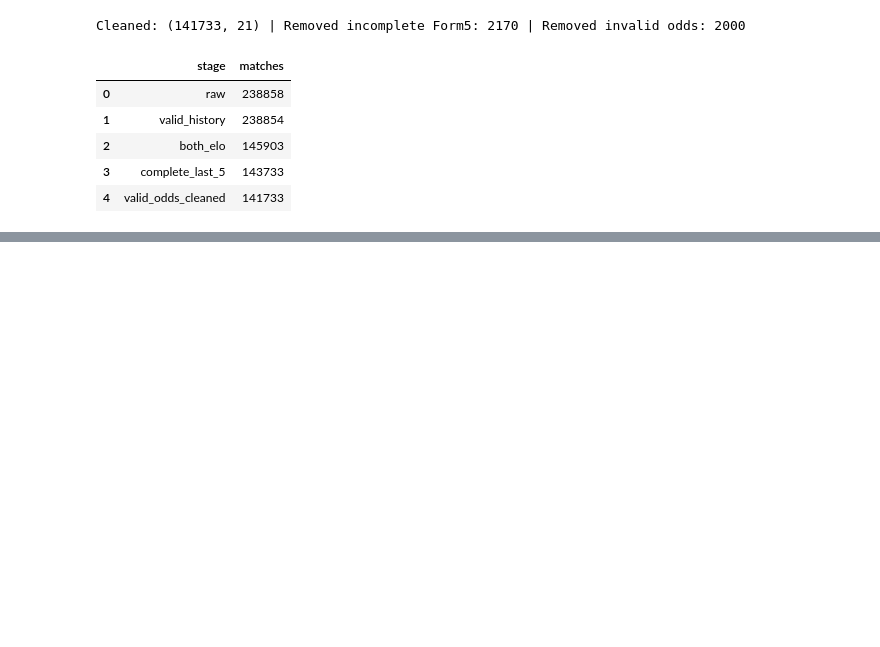
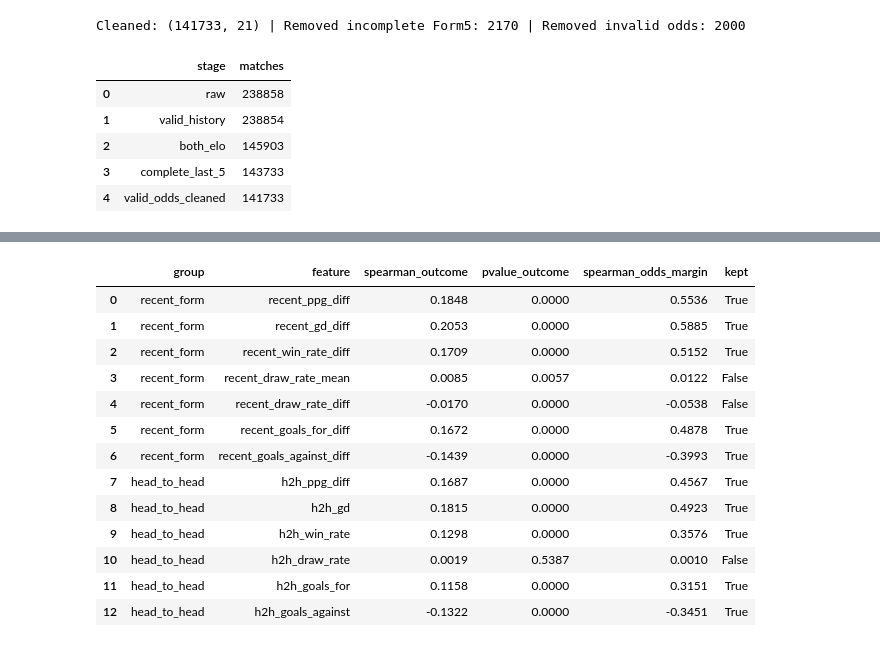
Before and after one commit to Trekey777/aml_coursework, a Jupyter notebook: notebooks/preprocess.ipynb, the cells around one changed output, grey strips where cells are left out. Cells and saved outputs as stored; diff of their text form; code cells hidden in the pictures; blank space fills up the shorter version.

```diff
--- a/notebooks/preprocess.ipynb
+++ b/notebooks/preprocess.ipynb
@@ -516,0 +493,78 @@ Recent tensor: (141733, 2, 5, 4) | Head-to-head tensor: (141733, 85, 4)
+# %%
+from scipy.stats import spearmanr
+
+train = features.loc[features.split.eq("train")].copy()
+train["outcome_score"] = train.FTResult.map({"H": 1, "D": 0, "A": -1})
+train["odds_margin"] = train.q_H - train.q_A
+candidate_groups = {
+    "recent_form": F,
+    "head_to_head": H,
+}
+print("Training matches:", len(train))
+print("No prior meeting:", round(float(train.h2h_missing.mean()), 4))
+display(train[sum(candidate_groups.values(), [])].describe().round(3))
+
+rows = []
+for group, columns in candidate_groups.items():
+    for column in columns:
+        outcome_rho, outcome_p = spearmanr(train[column], train.outcome_score)
+        odds_rho, _ = spearmanr(train[column], train.odds_margin)
+        rows.append({
+            "group": group,
+            "feature": column,
+            "spearman_outcome": outcome_rho,
+            "pvalue_outcome": outcome_p,
+            "spearman_odds_margin": odds_rho,
+        })
+association = pd.DataFrame(rows)
+print("Association with FTResult and with the betting odds margin")
+display(association.round(4))
+for group, columns in candidate_groups.items():
+    print(group)
+    display(train[columns].corr(method="spearman").round(3))
+
+
+def select_representatives(columns, association_table):
+    strength = association_table.set_index("feature").spearman_outcome
+    selected = [column for column in columns if abs(strength[column]) >= 0.02]
+    changed = True
+    while changed:
+        changed = False
+        for left_index, left in enumerate(selected):
+            for right in selected[left_index + 1:]:
+                redundancy, _ = spearmanr(train[left], train[right])
+                if abs(redundancy) < 0.95:
+                    continue
+                drop = left if abs(strength[left]) < abs(strength[right]) else right
+                selected.remove(drop)
+                changed = True
+                break
+            if changed:
+                break
+    return selected
+
+
+selected_features = {
+    group: select_representatives(columns, association.loc[association.group.eq(group)])
+    for group, columns in candidate_groups.items()
+}
+kept = pd.DataFrame(
+    [{"group": group, "feature": feature, "kept": True} for group, features_in_group in selected_features.items() for feature in features_in_group]
+)
+dropped = pd.DataFrame(
+    [
+        {"group": group, "feature": column, "kept": False}
+        for group, columns in candidate_groups.items()
+        for column in columns
+        if column not in selected_features[group]
+    ]
+)
+screen = association.merge(pd.concat([kept, dropped], ignore_index=True)[["feature", "kept"]], on="feature")
+print("Screened candidates")
+display(screen.round(4))
+print("Recent form selected:", selected_features["recent_form"])
+print("Head-to-head selected:", selected_features["head_to_head"])
+print("Recent form dropped:", [column for column in candidate_groups["recent_form"] if column not in selected_features["recent_form"]])
+print("Head-to-head dropped:", [column for column in candidate_groups["head_to_head"] if column not in selected_features["head_to_head"]])
+kept[["group", "feature"]].to_csv(PROCESSED / "selected_features.csv", index=False)
+# %% [output]
@@ -516,0 +615,14 @@ Recent tensor: (141733, 2, 5, 4) | Head-to-head tensor: (141733, 85, 4)
+|  | group | feature | spearman_outcome | pvalue_outcome | spearman_odds_margin | kept |
+| 0 | recent_form | recent_ppg_diff | 0.1848 | 0.0000 | 0.5536 | True |
+| 1 | recent_form | recent_gd_diff | 0.2053 | 0.0000 | 0.5885 | True |
+| 2 | recent_form | recent_win_rate_diff | 0.1709 | 0.0000 | 0.5152 | True |
+| 3 | recent_form | recent_draw_rate_mean | 0.0085 | 0.0057 | 0.0122 | False |
+| 4 | recent_form | recent_draw_rate_diff | -0.0170 | 0.0000 | -0.0538 | False |
+| 5 | recent_form | recent_goals_for_diff | 0.1672 | 0.0000 | 0.4878 | True |
+| 6 | recent_form | recent_goals_against_diff | -0.1439 | 0.0000 | -0.3993 | True |
+| 7 | head_to_head | h2h_ppg_diff | 0.1687 | 0.0000 | 0.4567 | True |
+| 8 | head_to_head | h2h_gd | 0.1815 | 0.0000 | 0.4923 | True |
+| 9 | head_to_head | h2h_win_rate | 0.1298 | 0.0000 | 0.3576 | True |
+| 10 | head_to_head | h2h_draw_rate | 0.0019 | 0.5387 | 0.0010 | False |
+| 11 | head_to_head | h2h_goals_for | 0.1158 | 0.0000 | 0.3151 | True |
+| 12 | head_to_head | h2h_goals_against | -0.1322 | 0.0000 | -0.3451 | True |
```
Also changed, not shown: parts of 11 cells of this notebook, 54 other files.
